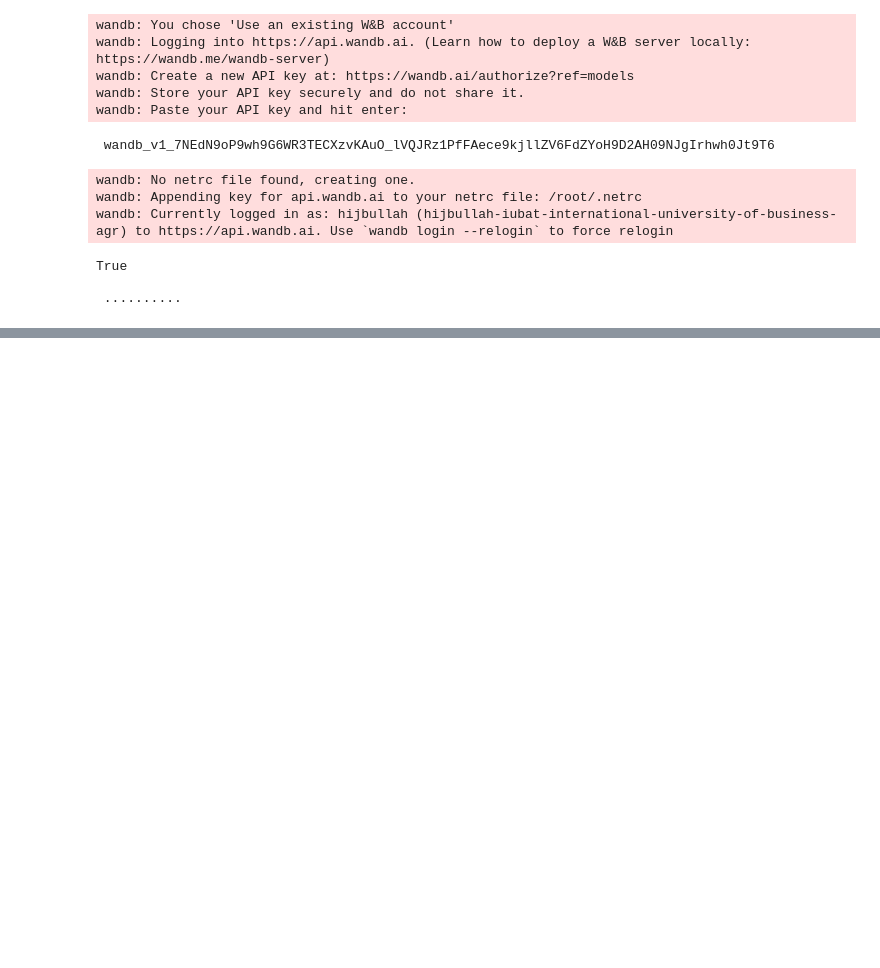
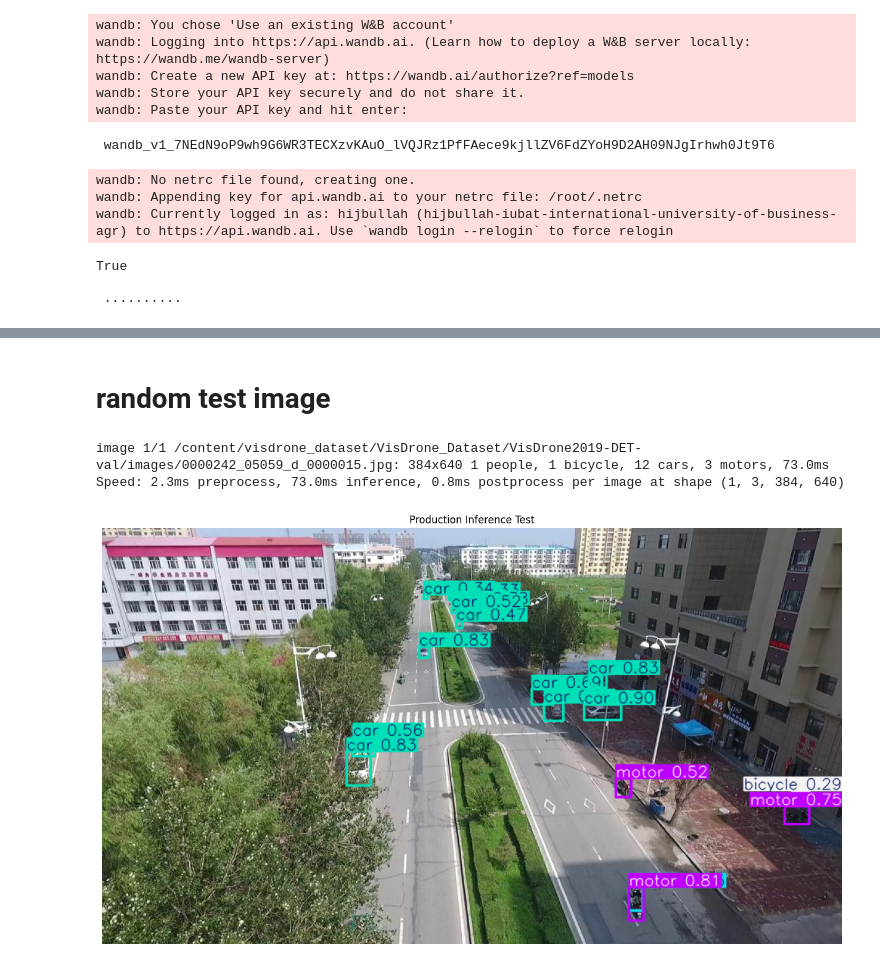
Before and after one commit to hijbullahx/ANTLINGS_Drone, a Jupyter notebook: ANTLINGS_Drone.ipynb, the cells around one changed output, grey strips where cells are left out. Drawn from its saved outputs; the diff is of its cells as text; code cells hidden in the pictures; blank space fills up the shorter version.

```diff
--- a/ANTLINGS_Drone.ipynb
+++ b/ANTLINGS_Drone.ipynb
@@ -235,0 +278,33 @@ Starting training for 50 epochs...
+# %% [markdown]
+#  random test image
+# %%
+from ultralytics import YOLO
+import glob
+import random
+import cv2
+import matplotlib.pyplot as plt
+
+
+model = YOLO('/content/drive/MyDrive/ANTLINGS_Drone_CV/runs/yolo26m_visdrone_final-2/weights/best.pt')
+
+# 2. Pick a random test image from the VisDrone validation set
+val_images = glob.glob('/content/visdrone_dataset/VisDrone_Dataset/VisDrone2019-DET-val/images/*.jpg')
+test_img = random.choice(val_images)
+
+# 3. Run Inference (Prediction)
+# conf=0.25 means "only show boxes you are at least 25% confident about"
+results = model.predict(source=test_img, conf=0.25, save=False)
+
+# 4. Visualize the result
+res_plotted = results[0].plot(line_width=2) # Draw the boxes
+res_plotted = cv2.cvtColor(res_plotted, cv2.COLOR_BGR2RGB)
+
+plt.figure(figsize=(16, 12))
+plt.imshow(res_plotted)
+plt.axis('off')
+plt.title("Production Inference Test")
+plt.show()
+# %% [output]
+image 1/1 /content/visdrone_dataset/VisDrone_Dataset/VisDrone2019-DET-val/images/0000242_05059_d_0000015.jpg: 384x640 1 people, 1 bicycle, 12 cars, 3 motors, 73.0ms
+Speed: 2.3ms preprocess, 73.0ms inference, 0.8ms postprocess per image at shape (1, 3, 384, 640)
+[figure, added]
```
Also changed, not shown: parts of 2 cells of this notebook, 21 other files.
